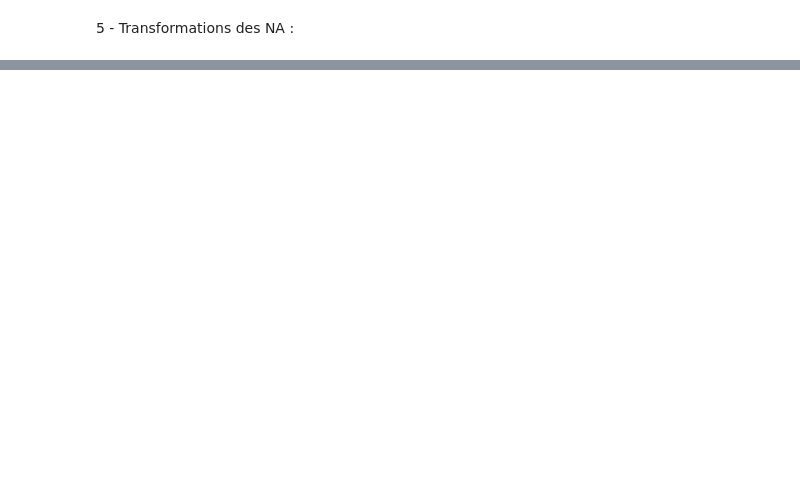
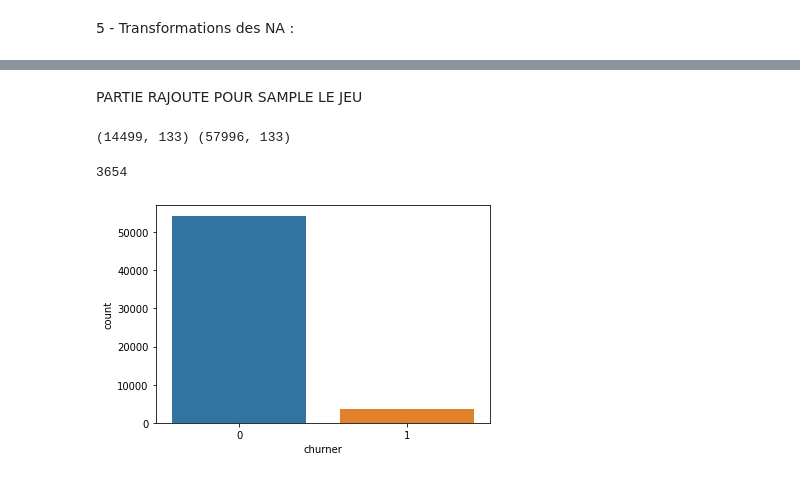
Before and after one commit to ClovisDel/Classification_Auto_Churn, a Jupyter notebook: Python/ClassiChurn.ipynb, the cells around one changed output, grey strips where cells are left out. Cells and saved outputs as stored; diff of their text form; code cells hidden in the pictures; blank space fills up the shorter version.

```diff
--- a/Python/ClassiChurn.ipynb
+++ b/Python/ClassiChurn.ipynb
@@ -311,0 +238,15 @@ files.download(file_name_train)
+# %% [markdown]
+PARTIE RAJOUTE POUR SAMPLE LE JEU
+# %%
+df_sample_test = pd.read_csv("/content/gdrive/My Drive/Colab Notebooks/CHURN/DATA/churner_test_data_set.csv")
+df_sample_train = pd.read_csv("/content/gdrive/My Drive/Colab Notebooks/CHURN/DATA/churner_train_data_set.csv")
+
+print(df_sample_test.shape, df_sample_train.shape)
+# %% [output]
+(14499, 133) (57996, 133)
+# %%
+sns.countplot(x = "churner", data=df_sample_train)
+print(np.sum(df_sample_train['churner'] == 1))
+# %% [output]
+3654
+[figure, added]
```
Also changed, not shown: parts of 18 cells of this notebook.
